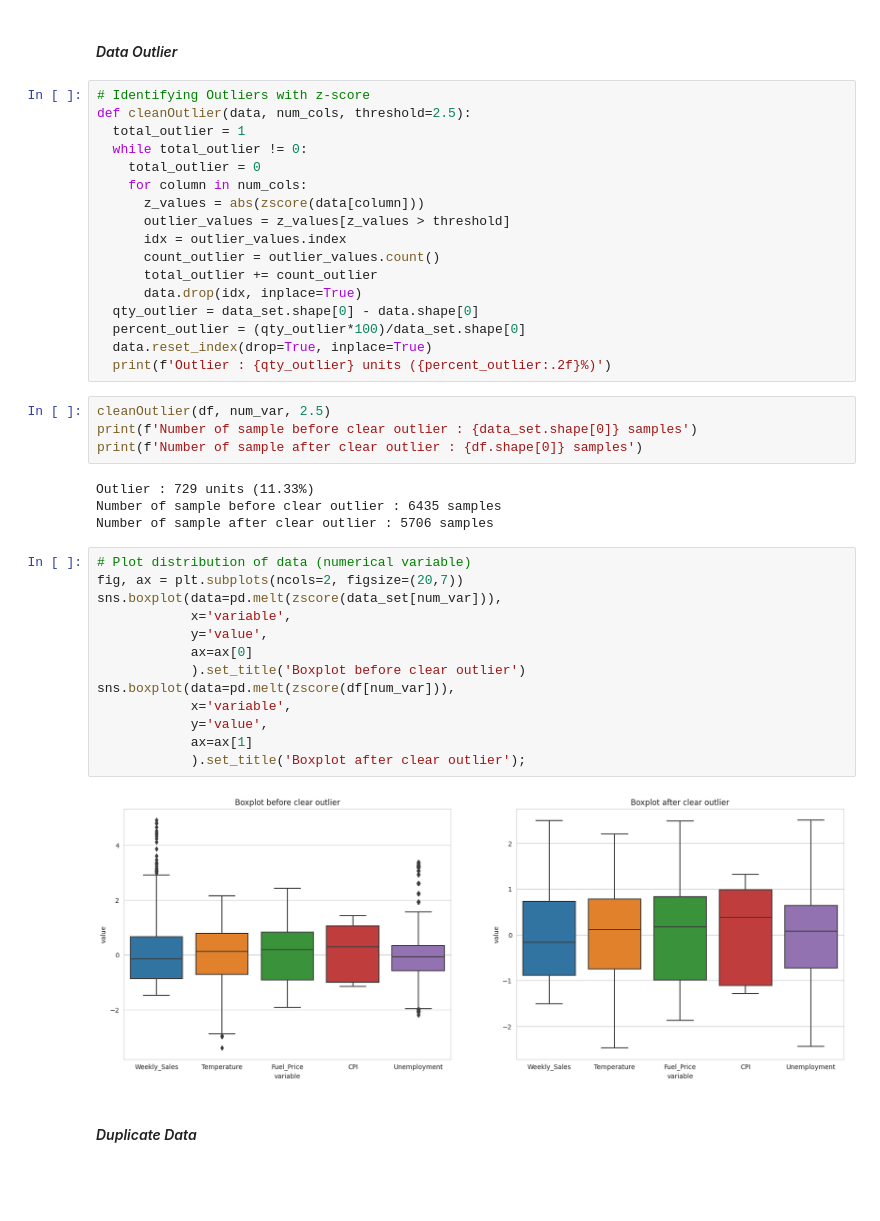
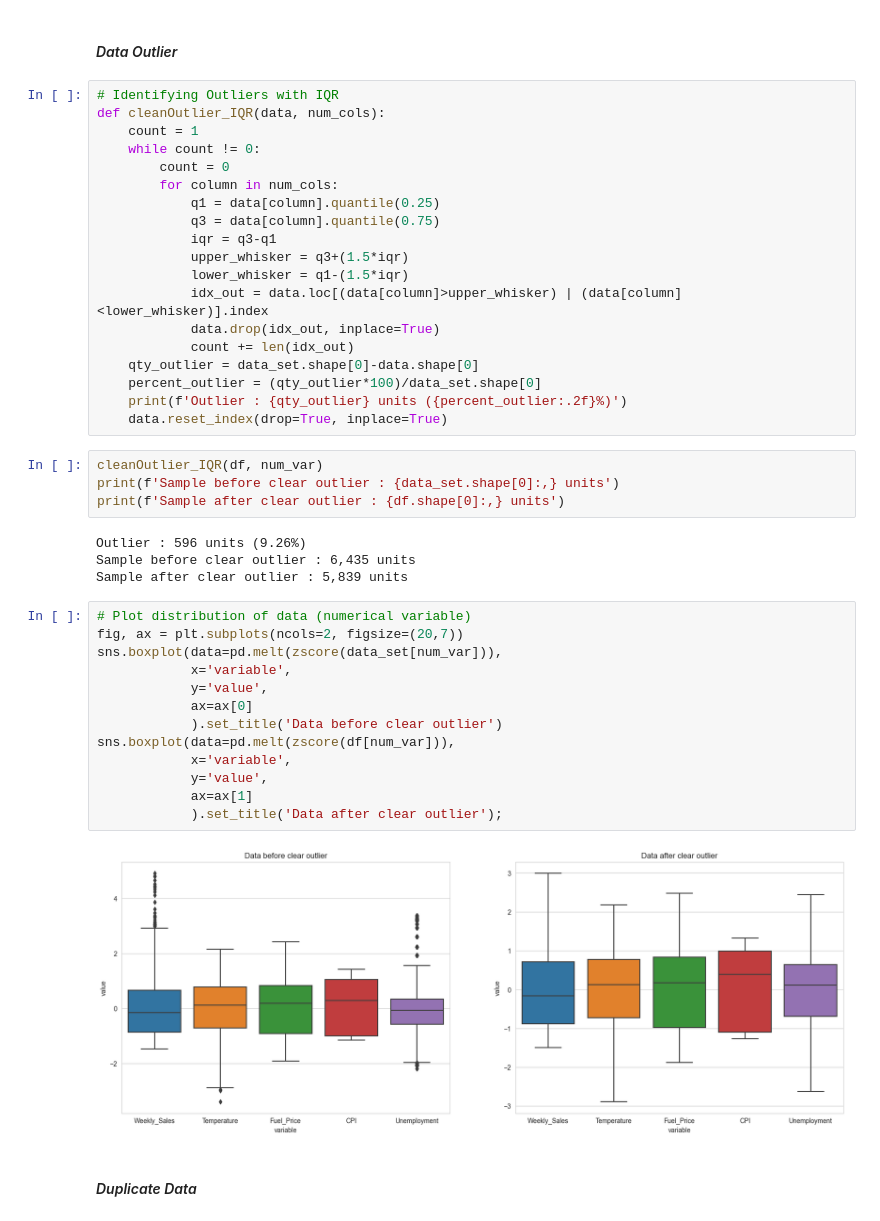
Before and after one commit to ENDYOU3/Walmart_sales_forecast, a Jupyter notebook: Analyzing Data Walmark.ipynb, the cells around one changed output. Cells and saved outputs as stored; diff of their text form; blank space fills up the shorter version.

```diff
--- a/Analyzing Data Walmark.ipynb
+++ b/Analyzing Data Walmark.ipynb
@@ -167,45 +141,47 @@ dtype: float64
 # %% [markdown]
 #### *Data Outlier*
 # %%
-# Identifying Outliers with z-score
-def cleanOutlier(data, num_cols, threshold=2.5):
-  total_outlier = 1
-  while total_outlier != 0:
-    total_outlier = 0
-    for column in num_cols:
-      z_values = abs(zscore(data[column]))
-      outlier_values = z_values[z_values > threshold]
-      idx = outlier_values.index
-      count_outlier = outlier_values.count()
-      total_outlier += count_outlier
-      data.drop(idx, inplace=True)
-  qty_outlier = data_set.shape[0] - data.shape[0]
-  percent_outlier = (qty_outlier*100)/data_set.shape[0]
-  data.reset_index(drop=True, inplace=True)
-  print(f'Outlier : {qty_outlier} units ({percent_outlier:.2f}%)')
+# Identifying Outliers with IQR
+def cleanOutlier_IQR(data, num_cols):
+    count = 1
+    while count != 0:
+        count = 0
+        for column in num_cols:
+            q1 = data[column].quantile(0.25)
+            q3 = data[column].quantile(0.75)
+            iqr = q3-q1
+            upper_whisker = q3+(1.5*iqr)
+            lower_whisker = q1-(1.5*iqr)
+            idx_out = data.loc[(data[column]>upper_whisker) | (data[column]<lower_whisker)].index
+            data.drop(idx_out, inplace=True)
+            count += len(idx_out)
+    qty_outlier = data_set.shape[0]-data.shape[0]
+    percent_outlier = (qty_outlier*100)/data_set.shape[0]
+    print(f'Outlier : {qty_outlier} units ({percent_outlier:.2f}%)')
+    data.reset_index(drop=True, inplace=True)
 # %%
-cleanOutlier(df, num_var, 2.5)
-print(f'Number of sample before clear outlier : {data_set.shape[0]} samples')
-print(f'Number of sample after clear outlier : {df.shape[0]} samples')
+cleanOutlier_IQR(df, num_var)
+print(f'Sample before clear outlier : {data_set.shape[0]:,} units')
+print(f'Sample after clear outlier : {df.shape[0]:,} units')
 # %% [output]
-Outlier : 729 units (11.33%)
-Number of sample before clear outlier : 6435 samples
-Number of sample after clear outlier : 5706 samples
+Outlier : 596 units (9.26%)
+Sample before clear outlier : 6,435 units
+Sample after clear outlier : 5,839 units
 # %%
 # Plot distribution of data (numerical variable)
 fig, ax = plt.subplots(ncols=2, figsize=(20,7))
 sns.boxplot(data=pd.melt(zscore(data_set[num_var])),
             x='variable',
             y='value',
             ax=ax[0]
-            ).set_title('Boxplot before clear outlier')
+            ).set_title('Data before clear outlier')
 sns.boxplot(data=pd.melt(zscore(df[num_var])),
             x='variable',
             y='value',
             ax=ax[1]
-            ).set_title('Boxplot after clear outlier');
+            ).set_title('Data after clear outlier');
 # %% [output]
-[figure, old version]
+[figure, new version]
 # %% [markdown]
 #### *Duplicate Data*
 # %%
```
Also changed, not shown: parts of 25 cells of this notebook.
